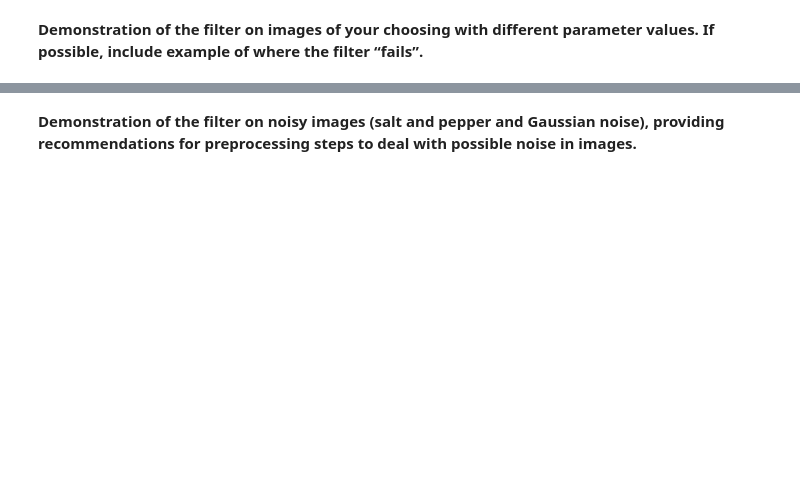
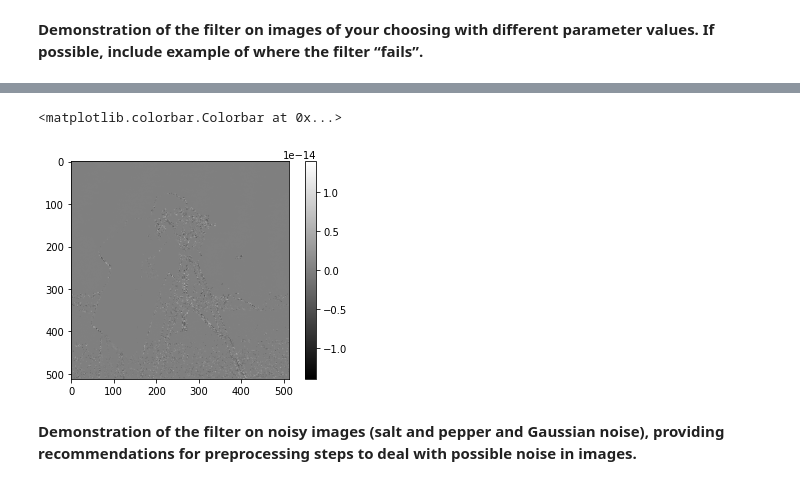
Before and after one commit to ShaneHoughton/anisotropic_diffusion, a Jupyter notebook: Project02.ipynb, the cells around one changed output, grey strips where cells are left out. Drawn from its saved outputs; the diff is of its cells as text; code cells hidden in the pictures; blank space fills up the shorter version.

```diff
--- a/Project02.ipynb
+++ b/Project02.ipynb
@@ -119,2 +156,8 @@ TypeError: array() missing required argument 'object' (pos 0)
+# %%
+plt.imshow(im/255-out)
+plt.colorbar()
+# %% [output]
+<matplotlib.colorbar.Colorbar at 0x...>
+[figure, added]
 # %% [markdown]
 **Demonstration of the filter on noisy images (salt and pepper and Gaussian noise), providing recommendations for preprocessing steps to deal with possible noise in images.**
```
Also changed, not shown: parts of 9 cells of this notebook.
